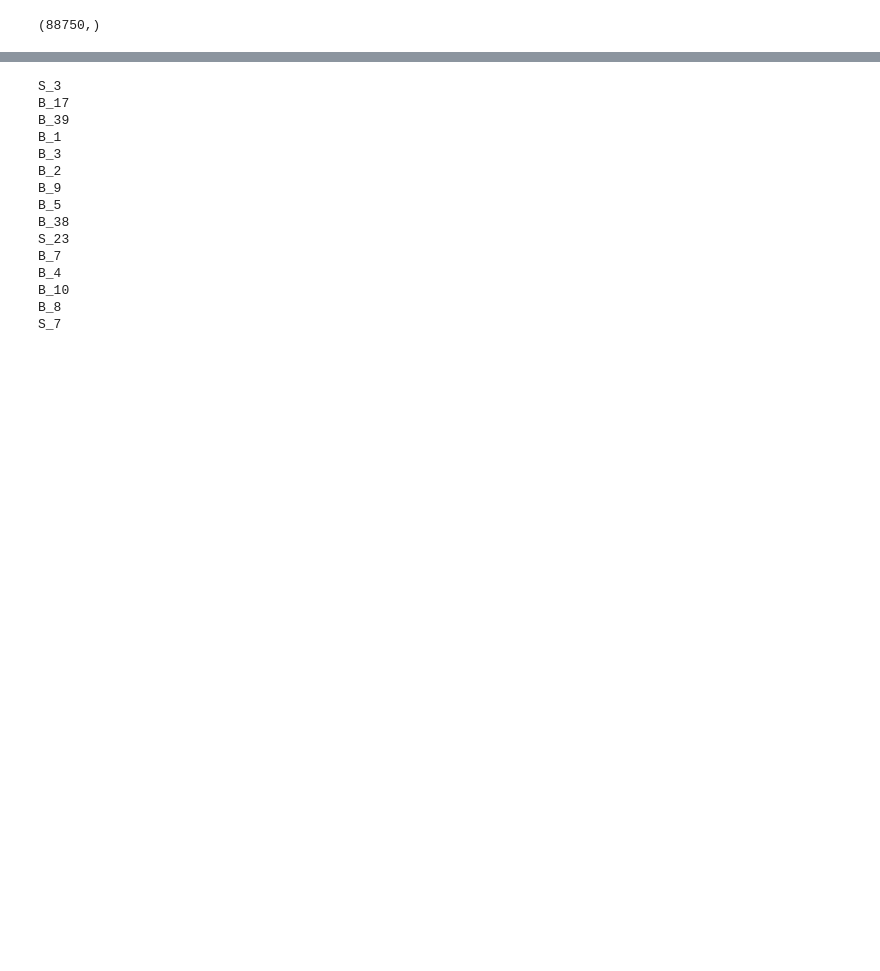
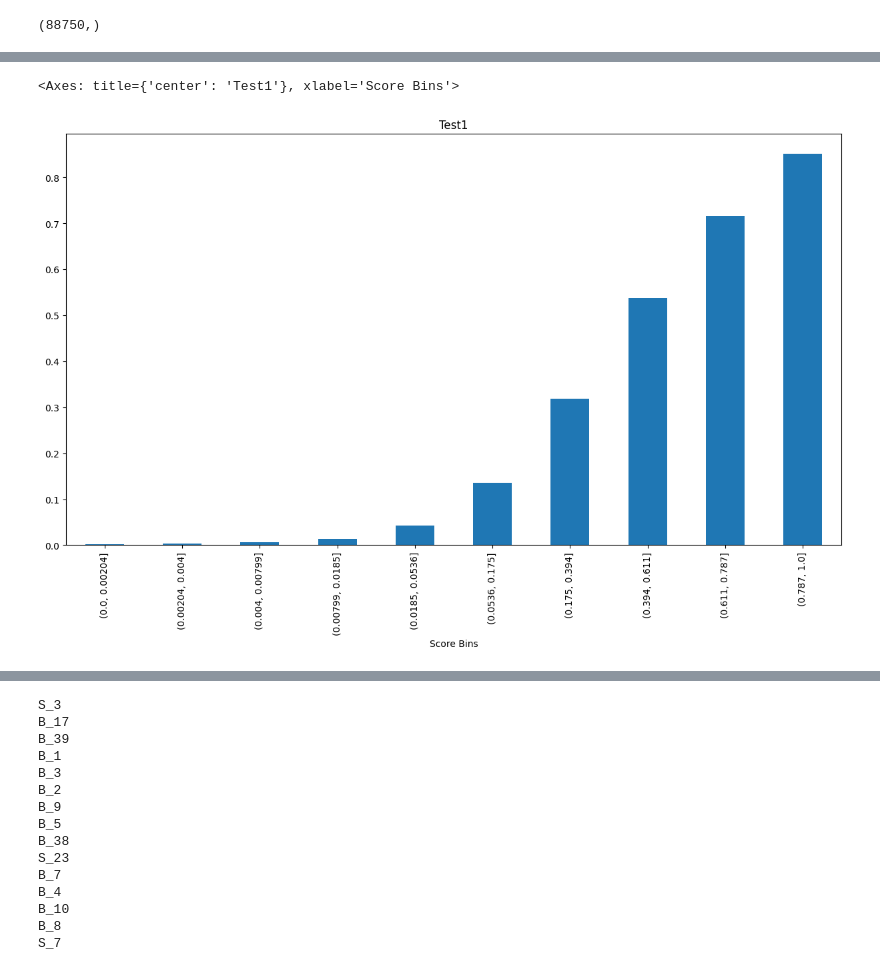
Before and after one commit to Shritej24c/Credit-Default-Pred, a Jupyter notebook: XGB.ipynb, the cells around one changed output, grey strips where cells are left out. Drawn from its saved outputs; the diff is of its cells as text; code cells hidden in the pictures; blank space fills up the shorter version.

```diff
--- a/XGB.ipynb
+++ b/XGB.ipynb
@@ -1005,0 +1037,3 @@ NameError: ignored
+# %%
+ytest1_pred = classifier.predict(xtest1_n_df)
+ytest1_pred
@@ -1005,0 +1104,10 @@ NameError: ignored
+# %%
+perf_test_data = pd.DataFrame({"Actual": ytest1['target'], "Prediction": ytest1_pred[:,0]})
+
+perf_test_data["Score Bins"] = pd.cut(perf_test_data["Prediction"], quantiles)
+stat1 = perf_test_data.groupby("Score Bins")["Actual"].agg(["sum", "count"])
+stat1["Bad Rate"] = stat1["sum"] / stat1["count"]
+stat1.loc[:, 'Bad Rate'].plot(kind = 'bar', figsize=(15, 8), title = 'Test1')
+# %% [output]
+<Axes: title={'center': 'Test1'}, xlabel='Score Bins'>
+[figure, added]
```
Also changed, not shown: parts of 92 cells of this notebook.
